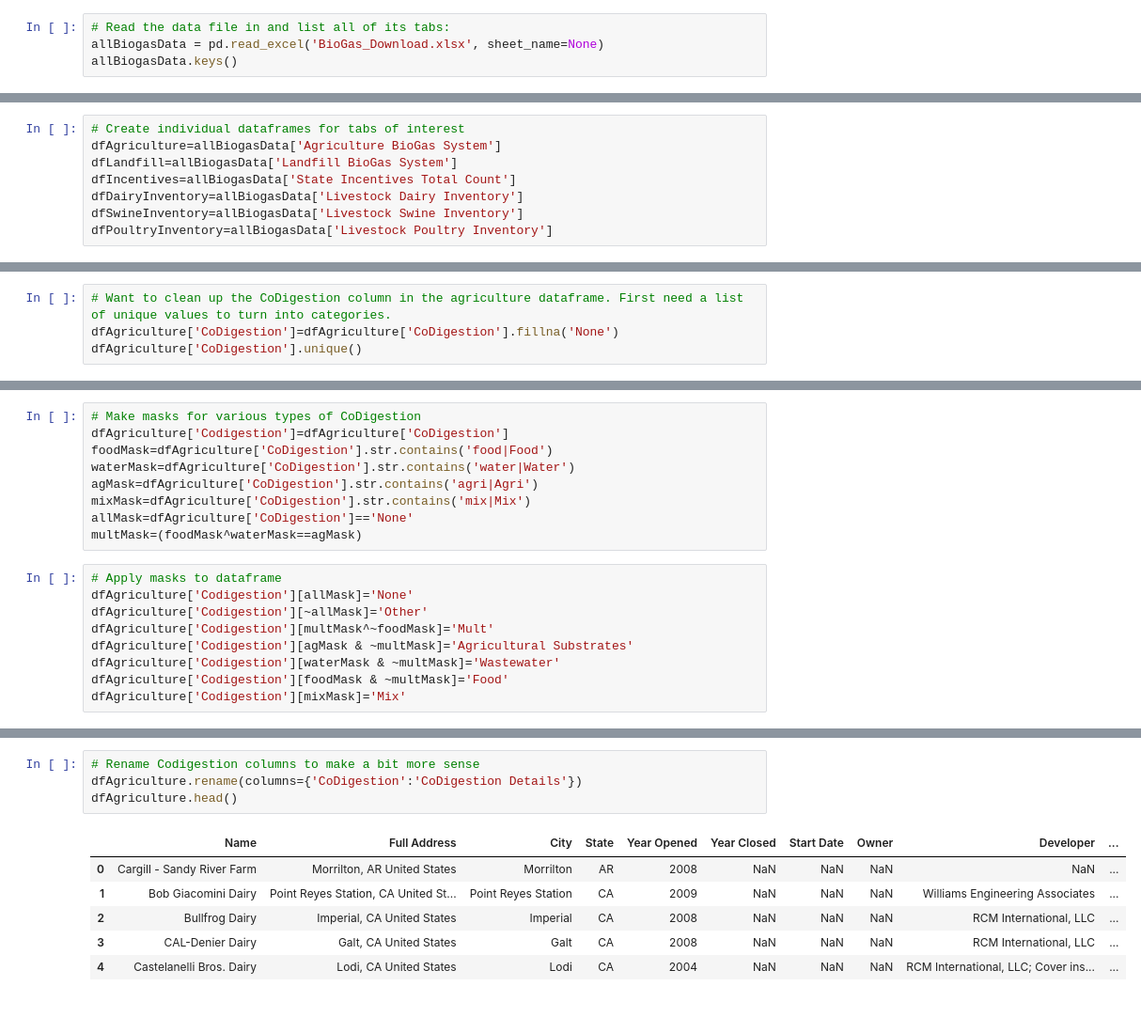
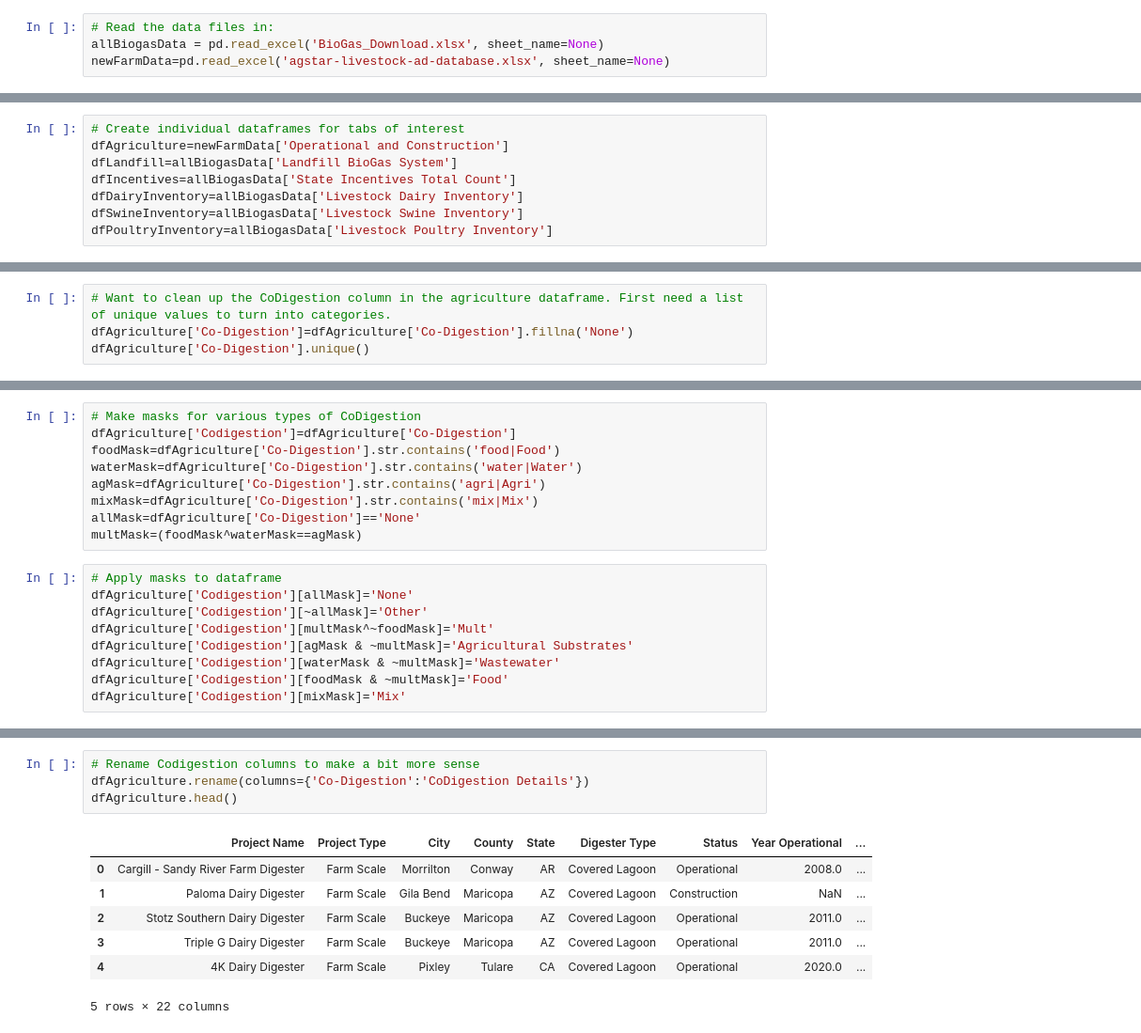
Before and after one commit to mckayrytting/US-Biogas, a Jupyter notebook: US_Biogas_Analysis.ipynb, the cells around one changed output, grey strips where cells are left out. Shown: that part at 94% size. Drawn from its saved outputs; the diff is of its cells as text.

```diff
--- a/US_Biogas_Analysis.ipynb
+++ b/US_Biogas_Analysis.ipynb
@@ -23,6 +23,6 @@ import numpy as np
 from geopy.geocoders import Nominatim
 from geopy.extra.rate_limiter import RateLimiter
 # %%
-# Read the data file in and list all of its tabs:
+# Read the data files in:
 allBiogasData = pd.read_excel('BioGas_Download.xlsx', sheet_name=None)
-allBiogasData.keys()
+newFarmData=pd.read_excel('agstar-livestock-ad-database.xlsx', sheet_name=None)
@@ -31,6 +38,6 @@ dict_keys(['Readme', 'Agriculture BioGas System', 'Landfill BioGas System', 'Was
 # %%
 # Create individual dataframes for tabs of interest
-dfAgriculture=allBiogasData['Agriculture BioGas System']
+dfAgriculture=newFarmData['Operational and Construction']
 dfLandfill=allBiogasData['Landfill BioGas System']
 dfIncentives=allBiogasData['State Incentives Total Count']
 dfDairyInventory=allBiogasData['Livestock Dairy Inventory']
@@ -49,6 +56,6 @@ dfLivestockInventory.rename(columns={'Milk Cow Inventory':'Cow Inventory',
 dfLivestockInventory=dfLivestockInventory.fillna(0)
 # %%
 # Want to clean up the CoDigestion column in the agriculture dataframe. First need a list of unique values to turn into categories.
-dfAgriculture['CoDigestion']=dfAgriculture['CoDigestion'].fillna('None')
-dfAgriculture['CoDigestion'].unique()
+dfAgriculture['Co-Digestion']=dfAgriculture['Co-Digestion'].fillna('None')
+dfAgriculture['Co-Digestion'].unique()
 # %% [output]
@@ -71,12 +78,12 @@ array(['None', 'Waste water (from cheese plant)',
       dtype=object)
 # %%
 # Make masks for various types of CoDigestion
-dfAgriculture['Codigestion']=dfAgriculture['CoDigestion']
-foodMask=dfAgriculture['CoDigestion'].str.contains('food|Food')
-waterMask=dfAgriculture['CoDigestion'].str.contains('water|Water')
-agMask=dfAgriculture['CoDigestion'].str.contains('agri|Agri')
-mixMask=dfAgriculture['CoDigestion'].str.contains('mix|Mix')
-allMask=dfAgriculture['CoDigestion']=='None'
+dfAgriculture['Codigestion']=dfAgriculture['Co-Digestion']
+foodMask=dfAgriculture['Co-Digestion'].str.contains('food|Food')
+waterMask=dfAgriculture['Co-Digestion'].str.contains('water|Water')
+agMask=dfAgriculture['Co-Digestion'].str.contains('agri|Agri')
+mixMask=dfAgriculture['Co-Digestion'].str.contains('mix|Mix')
+allMask=dfAgriculture['Co-Digestion']=='None'
 multMask=(foodMask^waterMask==agMask)
 # %%
 # Apply masks to dataframe
@@ -100,13 +119,14 @@ dfAgriculture[dfAgriculture['Codigestion']=='Mult'][['CoDigestion','Codigestion'
 # %%
 # Rename Codigestion columns to make a bit more sense
-dfAgriculture.rename(columns={'CoDigestion':'CoDigestion Details'})
+dfAgriculture.rename(columns={'Co-Digestion':'CoDigestion Details'})
 dfAgriculture.head()
 # %% [output]
-|  | Name | Full Address | City | State | Year Opened | Year Closed | Start Date | Owner | Developer | ... |
-| 0 | Cargill - Sandy River Farm | Morrilton, AR United States | Morrilton | AR | 2008 | NaN | NaN | NaN | NaN | ... |
-| 1 | Bob Giacomini Dairy | Point Reyes Station, CA United St... | Point Reyes Station | CA | 2009 | NaN | NaN | NaN | Williams Engineering Associates | ... |
-| 2 | Bullfrog Dairy | Imperial, CA United States | Imperial | CA | 2008 | NaN | NaN | NaN | RCM International, LLC | ... |
-| 3 | CAL-Denier Dairy | Galt, CA United States | Galt | CA | 2008 | NaN | NaN | NaN | RCM International, LLC | ... |
-| 4 | Castelanelli Bros. Dairy | Lodi, CA United States | Lodi | CA | 2004 | NaN | NaN | NaN | RCM International, LLC; Cover ins... | ... |
+|  | Project Name | Project Type | City | County | State | Digester Type | Status | Year Operational | ... |
+| 0 | Cargill - Sandy River Farm Digester | Farm Scale | Morrilton | Conway | AR | Covered Lagoon | Operational | 2008.0 | ... |
+| 1 | Paloma Dairy Digester | Farm Scale | Gila Bend | Maricopa | AZ | Covered Lagoon | Construction | NaN | ... |
+| 2 | Stotz Southern Dairy Digester | Farm Scale | Buckeye | Maricopa | AZ | Covered Lagoon | Operational | 2011.0 | ... |
+| 3 | Triple G Dairy Digester | Farm Scale | Buckeye | Maricopa | AZ | Covered Lagoon | Operational | 2011.0 | ... |
+| 4 | 4K Dairy Digester | Farm Scale | Pixley | Tulare | CA | Covered Lagoon | Operational | 2020.0 | ... |
+5 rows × 22 columns
 # %%
 # What are the potential end uses?
```
Also changed, not shown: parts of 13 cells of this notebook, 1 other file.
